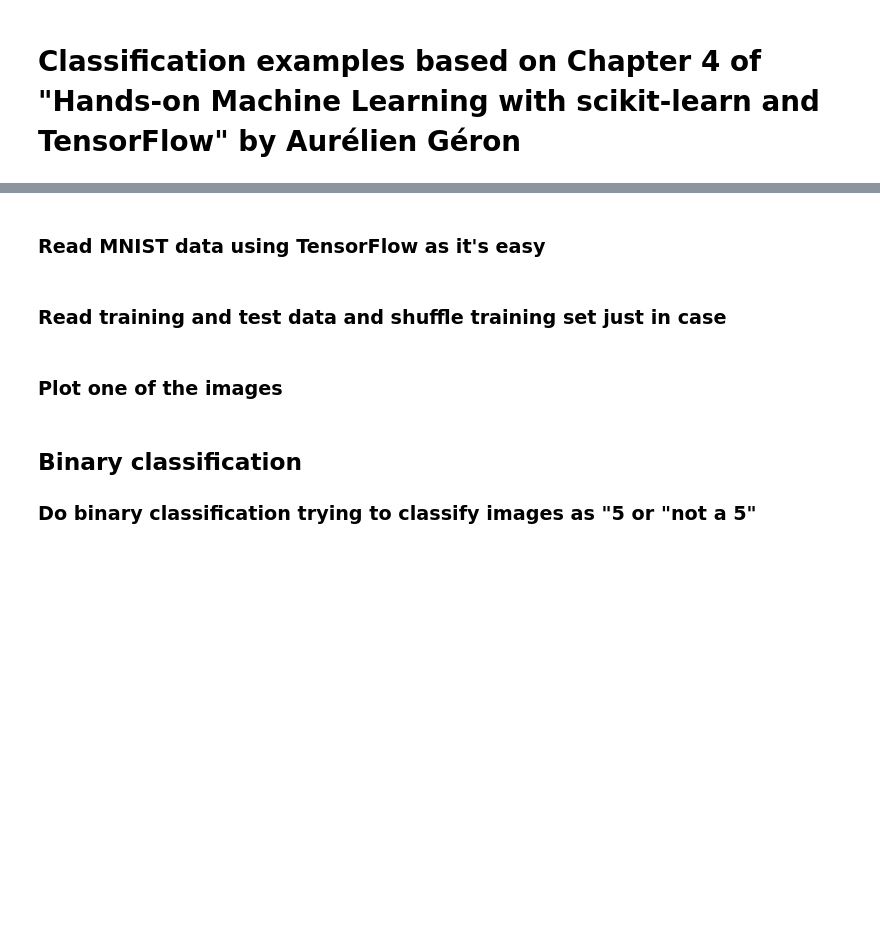
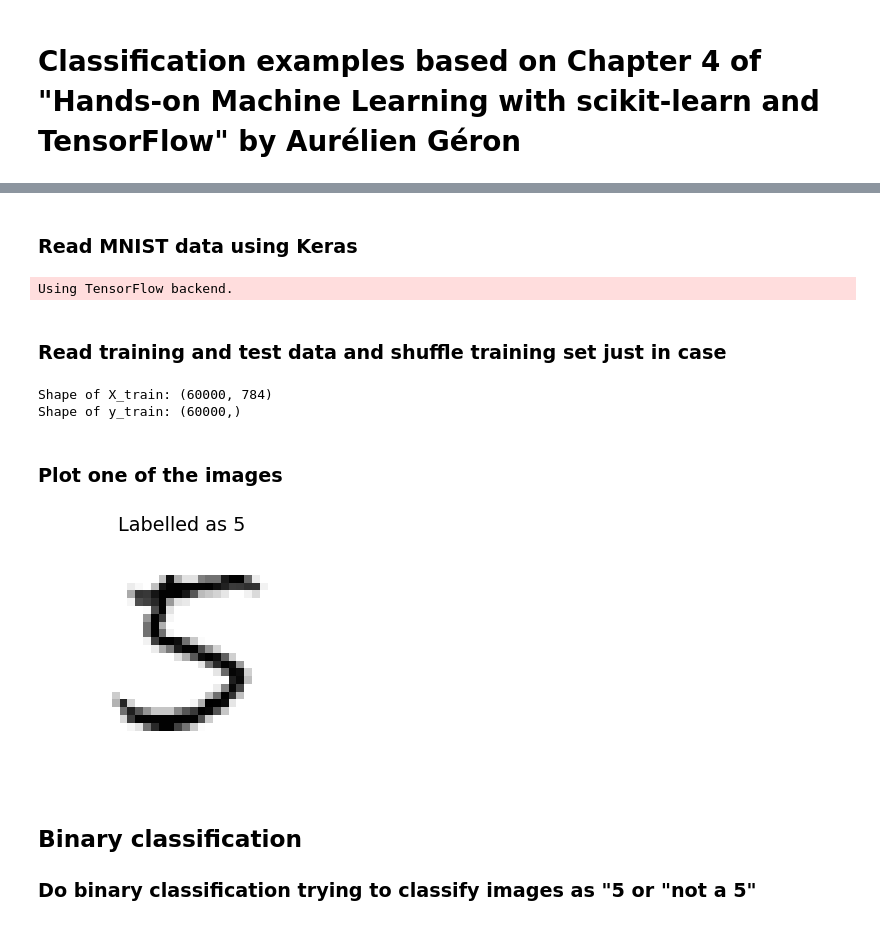
Before and after one commit to ksaaskil/machine-learning-examples, a Jupyter notebook: classification/MNIST_example.ipynb, the cells around one changed output, grey strips where cells are left out. Cells and saved outputs as stored; diff of their text form; code cells hidden in the pictures; blank space fills up the shorter version.

Commit message:
Update the MNIST classification notebook.

```diff
--- a/classification/MNIST_example.ipynb
+++ b/classification/MNIST_example.ipynb
@@ -3,9 +5,22 @@
+# %%
+%matplotlib inline
+import matplotlib
+import matplotlib.pyplot as plt
+from matplotlib import rcParams
+rcParams['font.family'] = 'sans-serif'
+rcParams['font.sans-serif'] = ['Bitstream Vera Sans']
+rcParams['font.serif'] = ['Bitstream Vera Sans']
+rcParams["font.size"] = "16"
 # %% [markdown]
-### Read MNIST data using TensorFlow as it's easy
+### Read MNIST data using Keras
 # %%
 import numpy as np
 from keras.datasets import mnist
 (X_train, y_train), (X_test, y_test) = mnist.load_data()
+# Transform images to vectors for these examples
+X_train, X_test = X_train.reshape(-1, 28*28), X_test.reshape(-1, 28*28)
+# %% [output]
+Using TensorFlow backend.
 # %% [markdown]
 ### Read training and test data and shuffle training set just in case
 # %%
@@ -14,22 +29,24 @@ print('Shape of y_train:', y_train.shape)
 
 from sklearn.utils import shuffle
 X_train, y_train = shuffle(X_train, y_train, random_state=42)
+# %% [output]
+Shape of X_train: (60000, 784)
+Shape of y_train: (60000,)
 # %% [markdown]
 ### Plot one of the images
 # %%
-%matplotlib inline
-import matplotlib
-import matplotlib.pyplot as plt
-
-digit_index = [index for index, label in enumerate(y_train) if label == 5][0]
-digit_image = X_train[digit_index]
+# Pick the first five
+digit_index = next(index for index, label in enumerate(y_train) if label == 5)
+digit_image = X_train[digit_index].reshape(28, 28)
 
 digit_label = y_train[digit_index]
 
 plt.imshow(digit_image, cmap=matplotlib.cm.binary, interpolation="nearest")
 plt.axis('off')
 plt.title('Labelled as %d' % digit_label)
 plt.show()
+# %% [output]
+[figure, added]
 # %% [markdown]
 ## Binary classification
 ### Do binary classification trying to classify images as "5 or "not a 5"
```
Also changed, not shown: parts of 29 cells of this notebook.
